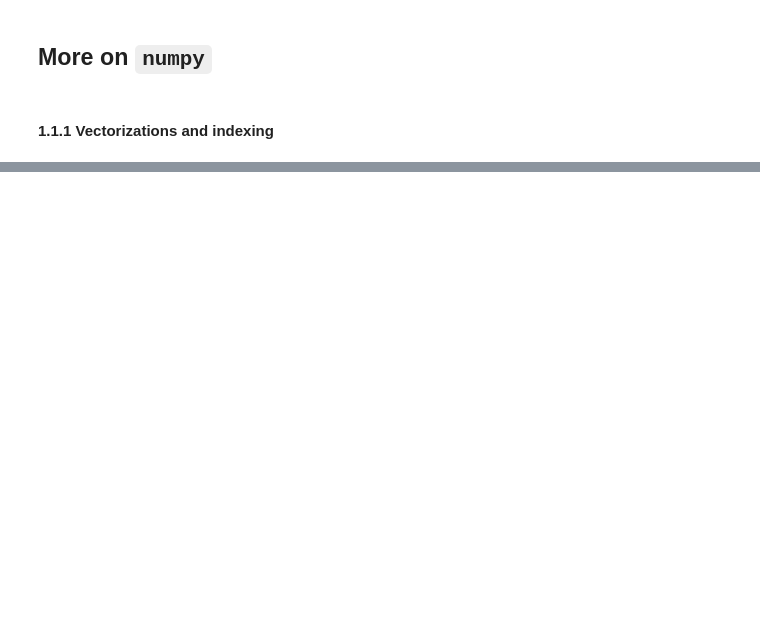
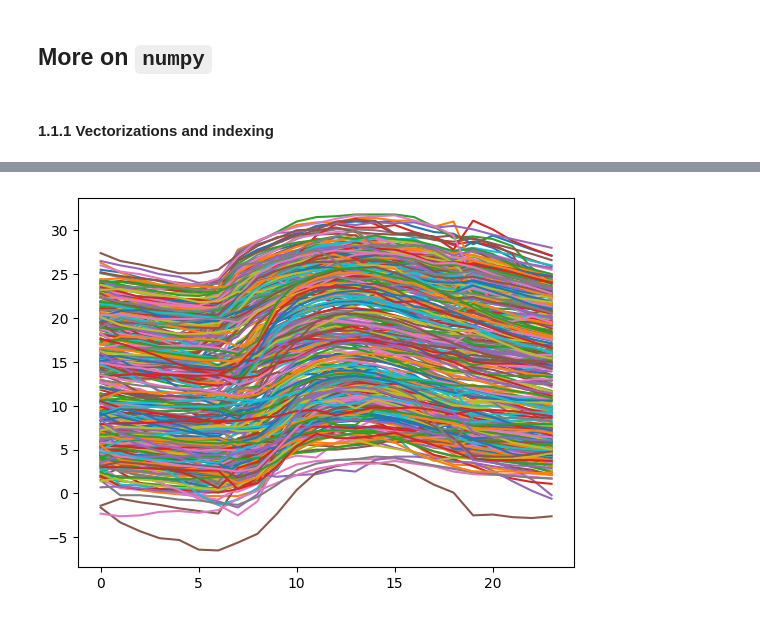
Before and after one commit to vigji/python-cimec-2023, a Jupyter notebook: practicals/Practicals_1.1-Part2.ipynb, the cells around one changed output, grey strips where cells are left out. Drawn from its saved outputs; the diff is of its cells as text; code cells hidden in the pictures; blank space fills up the shorter version.

```diff
--- a/practicals/Practicals_1.1-Part2.ipynb
+++ b/practicals/Practicals_1.1-Part2.ipynb
@@ -74,3 +119,7 @@ temp_matrix = np.reshape(temp_array, (n_days, n_hours))
 # %%
 # Then, test it over the temperature data matrix. Use plt.matshow to visualize it before and after
 # the offset subtraction:
+plt.plot(temp_matrix.T)
+plt.show()
+# %% [output]
+[figure, added]
```
Also changed, not shown: parts of 10 cells of this notebook, 9 other files.
